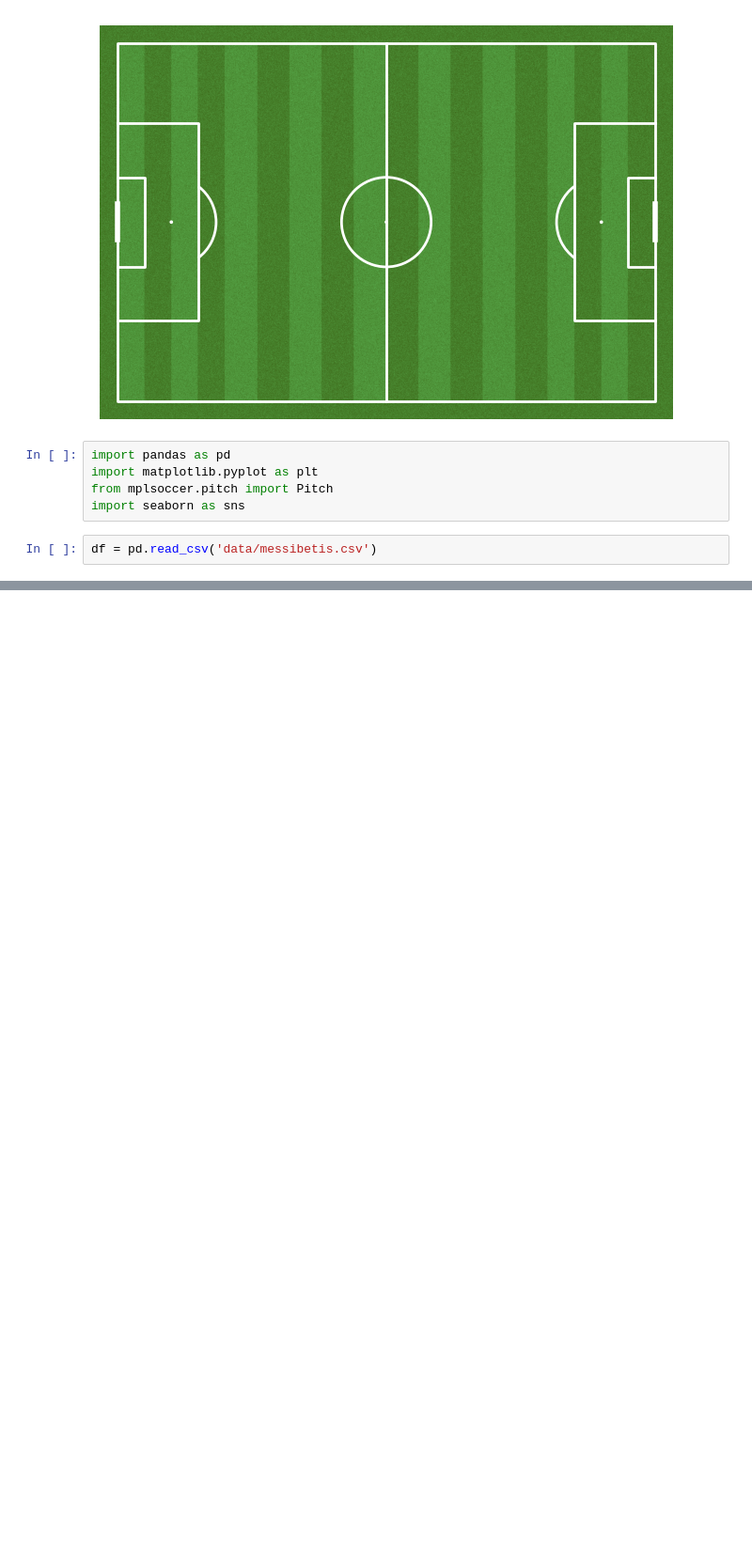
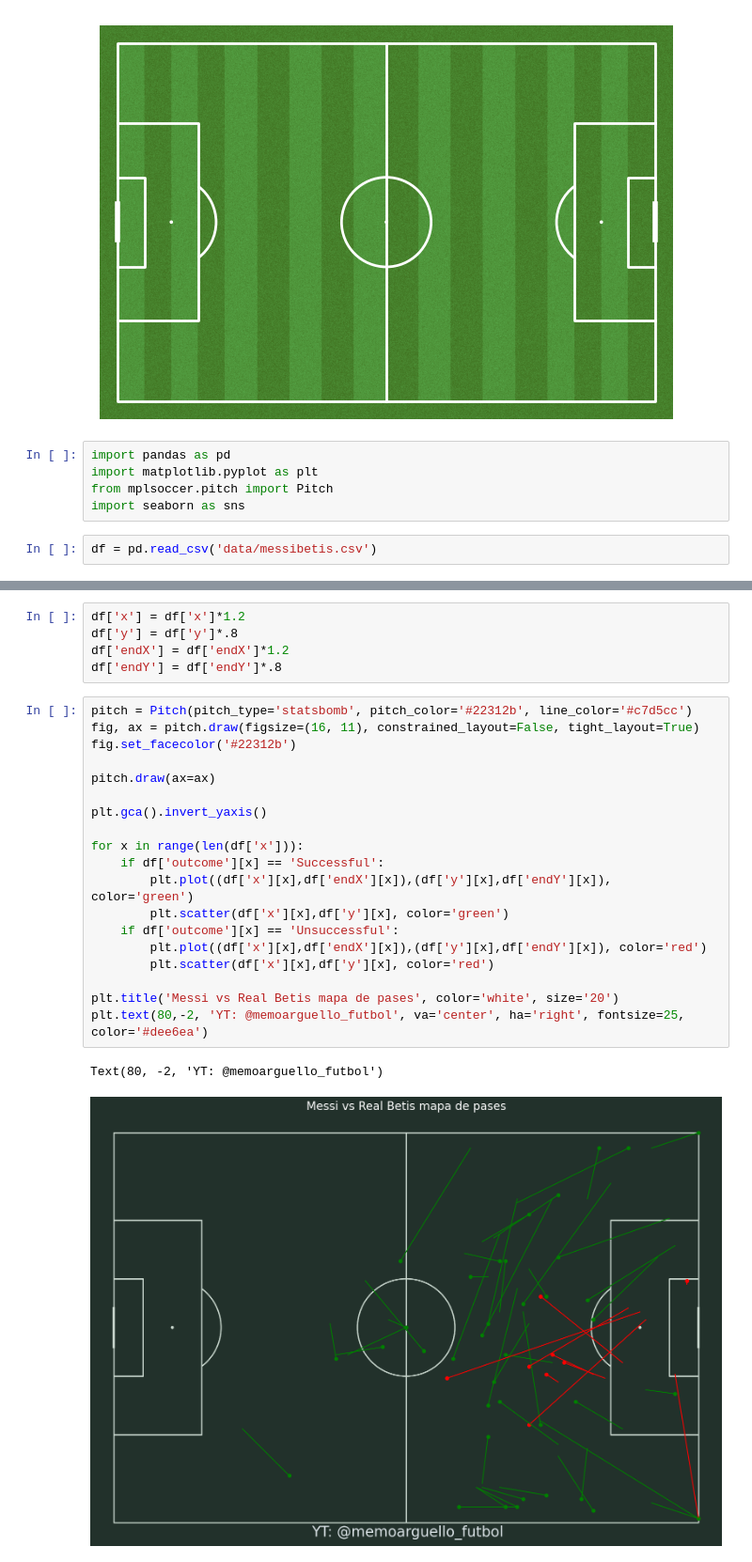
Before and after one commit to MemoArguello/Mapa-de-Pases-de-Futbol, a Jupyter notebook: pitch.ipynb, the cells around one changed output, grey strips where cells are left out. Shown at 94% size. Drawn from its saved outputs; the diff is of its cells as text; blank space fills up the shorter version.

```diff
--- a/pitch.ipynb
+++ b/pitch.ipynb
@@ -33,0 +34,27 @@ df
+# %%
+df['x'] = df['x']*1.2
+df['y'] = df['y']*.8
+df['endX'] = df['endX']*1.2
+df['endY'] = df['endY']*.8
+# %%
+pitch = Pitch(pitch_type='statsbomb', pitch_color='#22312b', line_color='#c7d5cc')
+fig, ax = pitch.draw(figsize=(16, 11), constrained_layout=False, tight_layout=True)
+fig.set_facecolor('#22312b')
+
+pitch.draw(ax=ax)
+
+plt.gca().invert_yaxis()
+
+for x in range(len(df['x'])):
+    if df['outcome'][x] == 'Successful':
+        plt.plot((df['x'][x],df['endX'][x]),(df['y'][x],df['endY'][x]), color='green')
+        plt.scatter(df['x'][x],df['y'][x], color='green')
+    if df['outcome'][x] == 'Unsuccessful':
+        plt.plot((df['x'][x],df['endX'][x]),(df['y'][x],df['endY'][x]), color='red')
+        plt.scatter(df['x'][x],df['y'][x], color='red')
+
+plt.title('Messi vs Real Betis mapa de pases', color='white', size='20')
+plt.text(80,-2, 'YT: @memoarguello_futbol', va='center', ha='right', fontsize=25, color='#dee6ea')
+# %% [output]
+Text(80, -2, 'YT: @memoarguello_futbol')
+[figure, added]
```
Also changed, not shown: parts of 1 cell of this notebook, 1 other file.
